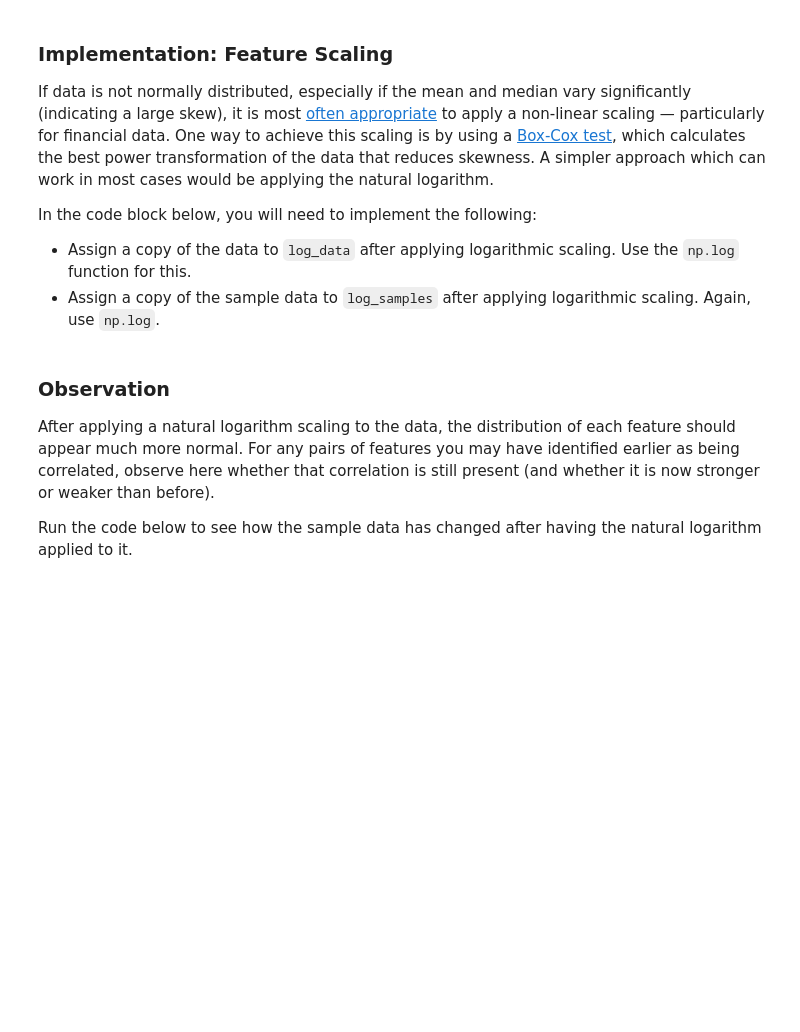
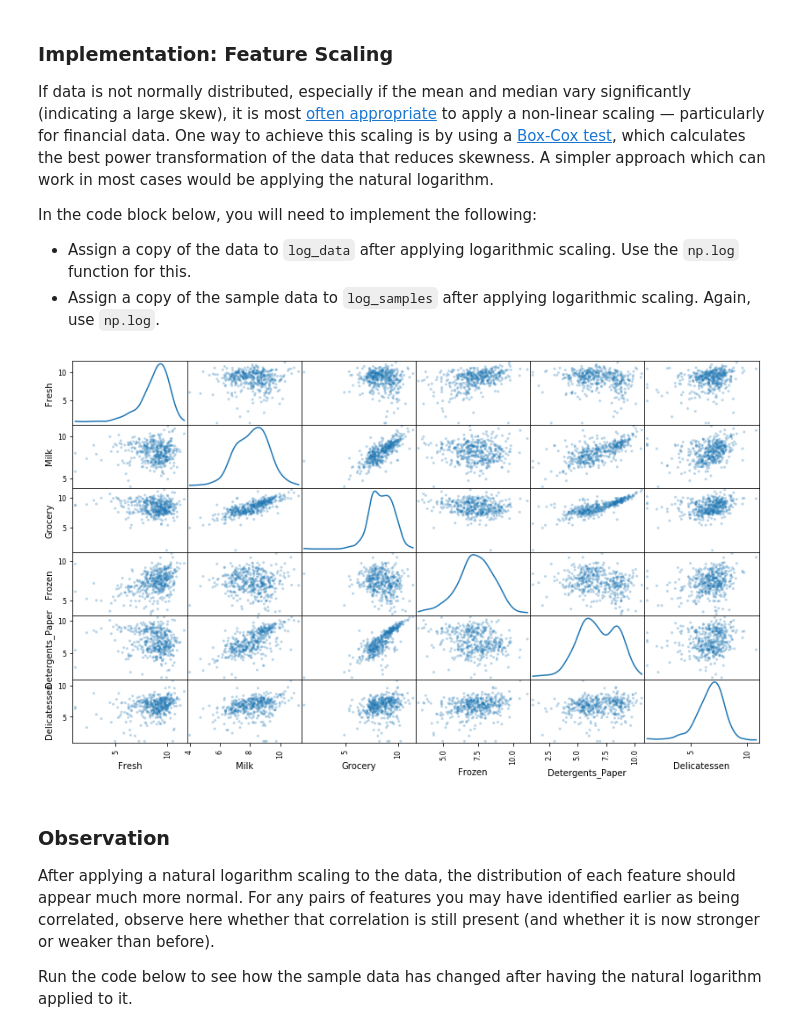
Before and after one commit to jorellano/mlnd, a Jupyter notebook: customer_segments/customer_segments.ipynb, the cells around one changed output. Saved outputs shown, nothing was run; the diff lists cells and outputs as text; code cells hidden in the pictures; blank space fills up the shorter version.

```diff
--- a/customer_segments/customer_segments.ipynb
+++ b/customer_segments/customer_segments.ipynb
@@ -132,13 +167,14 @@ In the code block below, you will need to implement the following:
  - Assign a copy of the sample data to `log_samples` after applying logarithmic scaling. Again, use `np.log`.
 # %%
 # TODO: Scale the data using the natural logarithm
-log_data = None
-
+log_data = np.log(data)
 # TODO: Scale the sample data using the natural logarithm
-log_samples = None
+log_samples = np.log(samples)
 
 # Produce a scatter matrix for each pair of newly-transformed features
 pd.scatter_matrix(log_data, alpha = 0.3, figsize = (14,8), diagonal = 'kde');
+# %% [output]
+[figure, added]
 # %% [markdown]
 ### Observation
 After applying a natural logarithm scaling to the data, the distribution of each feature should appear much more normal. For any pairs of features you may have identified earlier as being correlated, observe here whether that correlation is still present (and whether it is now stronger or weaker than before).
```
Also changed, not shown: parts of 20 cells of this notebook.
